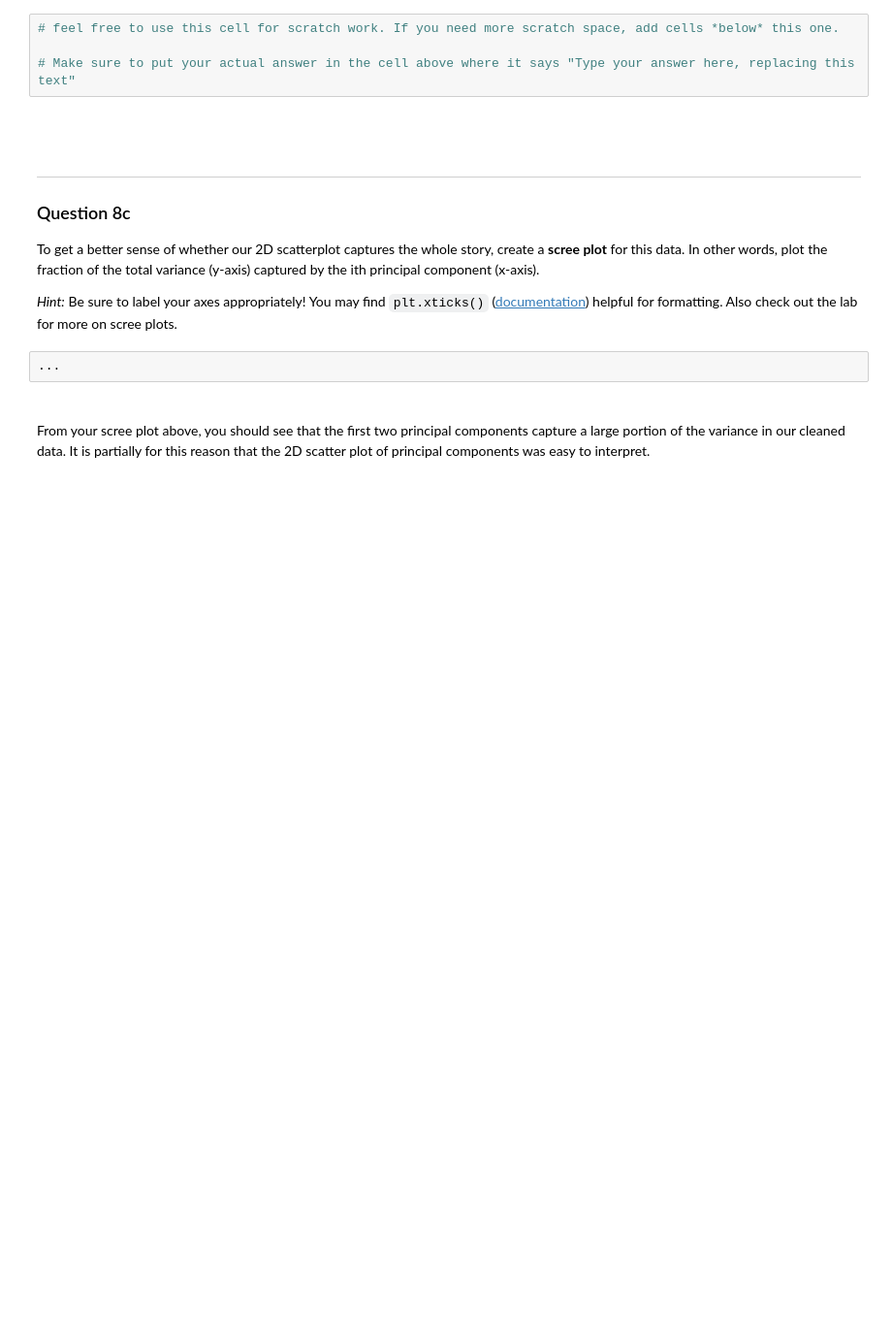
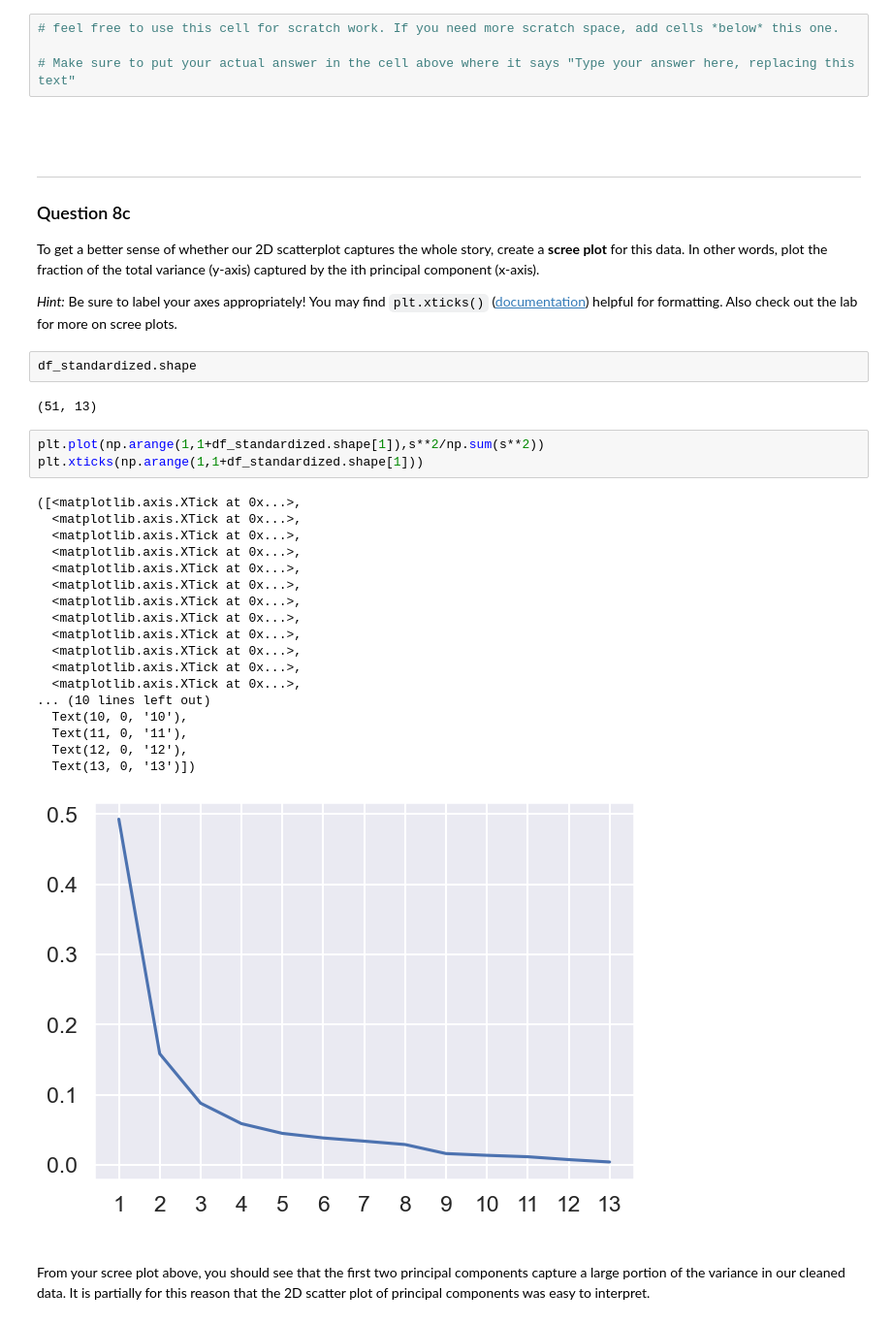
Before and after one commit to AliceRayLu/data-100-sp22, a Jupyter notebook: hw/hw07/hw07.ipynb, the cells around one changed output. Shown at 97% size. Saved outputs shown, nothing was run; the diff lists cells and outputs as text; blank space fills up the shorter version.

```diff
--- a/hw/hw07/hw07.ipynb
+++ b/hw/hw07/hw07.ipynb
@@ -1097,8 +1173,32 @@ name: q8c
 manual: true
 points: 2
 -->
+# %%
+df_standardized.shape
+# %% [output]
+(51, 13)
 # %%
-...
+plt.plot(np.arange(1,1+df_standardized.shape[1]),s**2/np.sum(s**2))
+plt.xticks(np.arange(1,1+df_standardized.shape[1]))
+# %% [output]
+([<matplotlib.axis.XTick at 0x...>,
+  <matplotlib.axis.XTick at 0x...>,
+  <matplotlib.axis.XTick at 0x...>,
+  <matplotlib.axis.XTick at 0x...>,
+  <matplotlib.axis.XTick at 0x...>,
+  <matplotlib.axis.XTick at 0x...>,
+  <matplotlib.axis.XTick at 0x...>,
+  <matplotlib.axis.XTick at 0x...>,
+  <matplotlib.axis.XTick at 0x...>,
+  <matplotlib.axis.XTick at 0x...>,
+  <matplotlib.axis.XTick at 0x...>,
+  <matplotlib.axis.XTick at 0x...>,
+... (10 lines left out)
+  Text(10, 0, '10'),
+  Text(11, 0, '11'),
+  Text(12, 0, '12'),
+  Text(13, 0, '13')])
+[figure, added]
 # %% [markdown]
 <!-- END QUESTION -->
 
```
Also changed, not shown: parts of 12 cells of this notebook.
